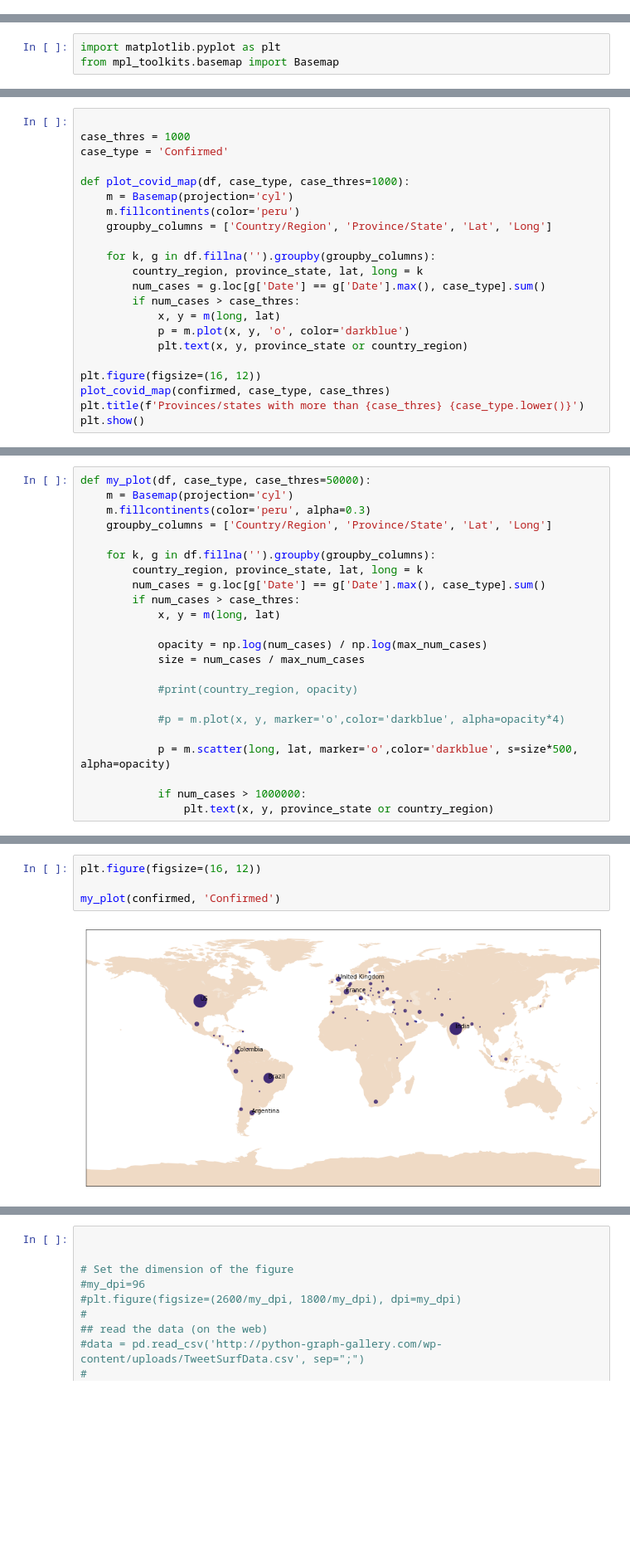
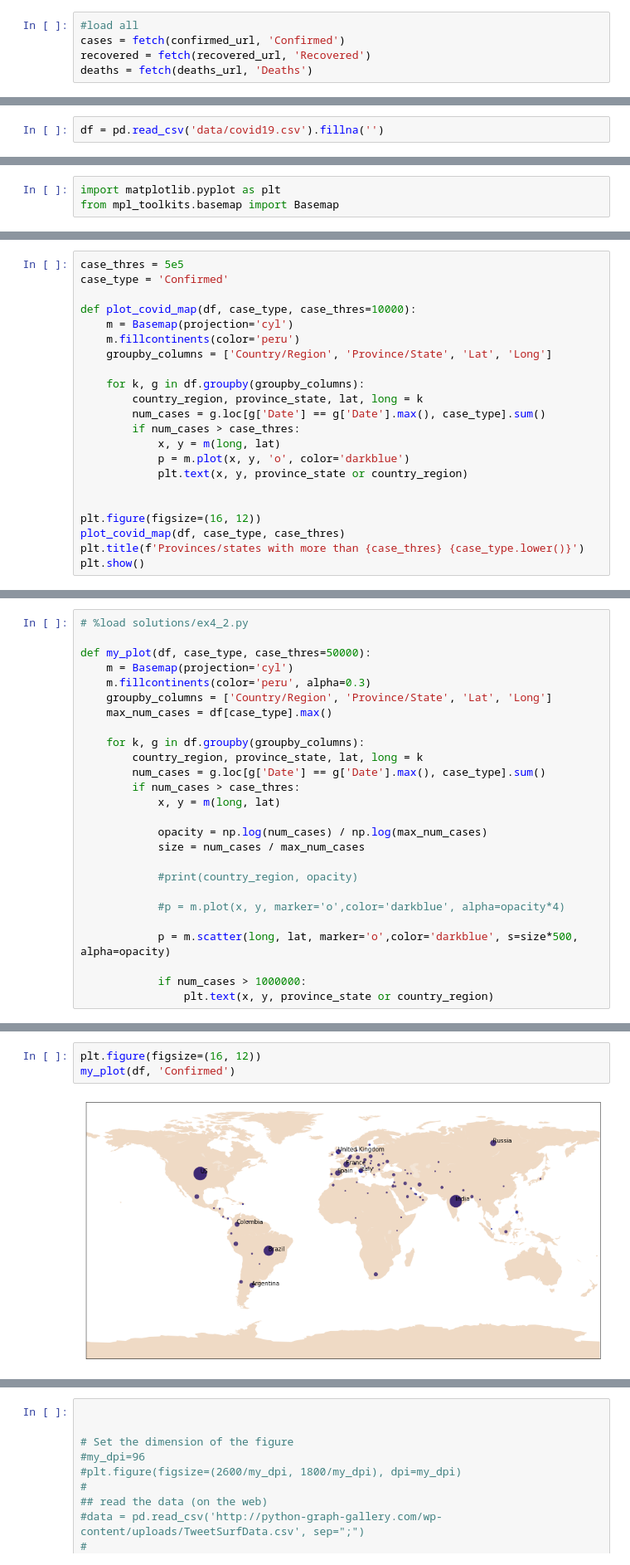
Before and after one commit to oercompbiomed/CBM101, a Jupyter notebook: C_Data_resources/4_Epidemiology_Covid19.ipynb, the cells around one changed output, grey strips where cells are left out. Shown at 83% size. Cells and saved outputs as stored; diff of their text form; blank space fills up the shorter version.

```diff
--- a/C_Data_resources/4_Epidemiology_Covid19.ipynb
+++ b/C_Data_resources/4_Epidemiology_Covid19.ipynb
@@ -67,0 +249,5 @@ assert np.all(df['Country/Region'].isna() == False)
+# %%
+#load all
+cases = fetch(confirmed_url, 'Confirmed')
+recovered = fetch(recovered_url, 'Recovered')
+deaths = fetch(deaths_url, 'Deaths')
@@ -91,3 +296,5 @@ df.sort_values( # not in-place --> covid_cases remains unchanged
+# %%
+df = pd.read_csv('data/covid19.csv').fillna('')
 # %%
 df.dtypes
 # %% [output]
@@ -223,14 +470,13 @@ from mpl_toolkits.basemap import Basemap
 # %%
-
-case_thres = 1000
+case_thres = 5e5
 case_type = 'Confirmed'
 
-def plot_covid_map(df, case_type, case_thres=1000):
+def plot_covid_map(df, case_type, case_thres=10000):
     m = Basemap(projection='cyl')
     m.fillcontinents(color='peru')
     groupby_columns = ['Country/Region', 'Province/State', 'Lat', 'Long']
 
-    for k, g in df.fillna('').groupby(groupby_columns):
+    for k, g in df.groupby(groupby_columns):
         country_region, province_state, lat, long = k
         num_cases = g.loc[g['Date'] == g['Date'].max(), case_type].sum()
         if num_cases > case_thres:
@@ -238,8 +484,9 @@ def plot_covid_map(df, case_type, case_thres=1000):
             p = m.plot(x, y, 'o', color='darkblue')
             plt.text(x, y, province_state or country_region)
 
+
 plt.figure(figsize=(16, 12))
-plot_covid_map(confirmed, case_type, case_thres)
+plot_covid_map(df, case_type, case_thres)
 plt.title(f'Provinces/states with more than {case_thres} {case_type.lower()}')
 plt.show()
 # %% [output]
@@ -250,10 +496,13 @@ NameError: name 'confirmed' is not defined
 # %%
+# %load solutions/ex4_2.py
+
 def my_plot(df, case_type, case_thres=50000):
     m = Basemap(projection='cyl')
     m.fillcontinents(color='peru', alpha=0.3)
     groupby_columns = ['Country/Region', 'Province/State', 'Lat', 'Long']
+    max_num_cases = df[case_type].max()
 
-    for k, g in df.fillna('').groupby(groupby_columns):
+    for k, g in df.groupby(groupby_columns):
         country_region, province_state, lat, long = k
         num_cases = g.loc[g['Date'] == g['Date'].max(), case_type].sum()
         if num_cases > case_thres:
@@ -284,6 +522,5 @@ max_num_cases
 # %%
 plt.figure(figsize=(16, 12))
-
-my_plot(confirmed, 'Confirmed')
+my_plot(df, 'Confirmed')
 # %% [output]
-[figure, old version]
+[figure, new version]
```
Also changed, not shown: parts of 73 cells of this notebook.
